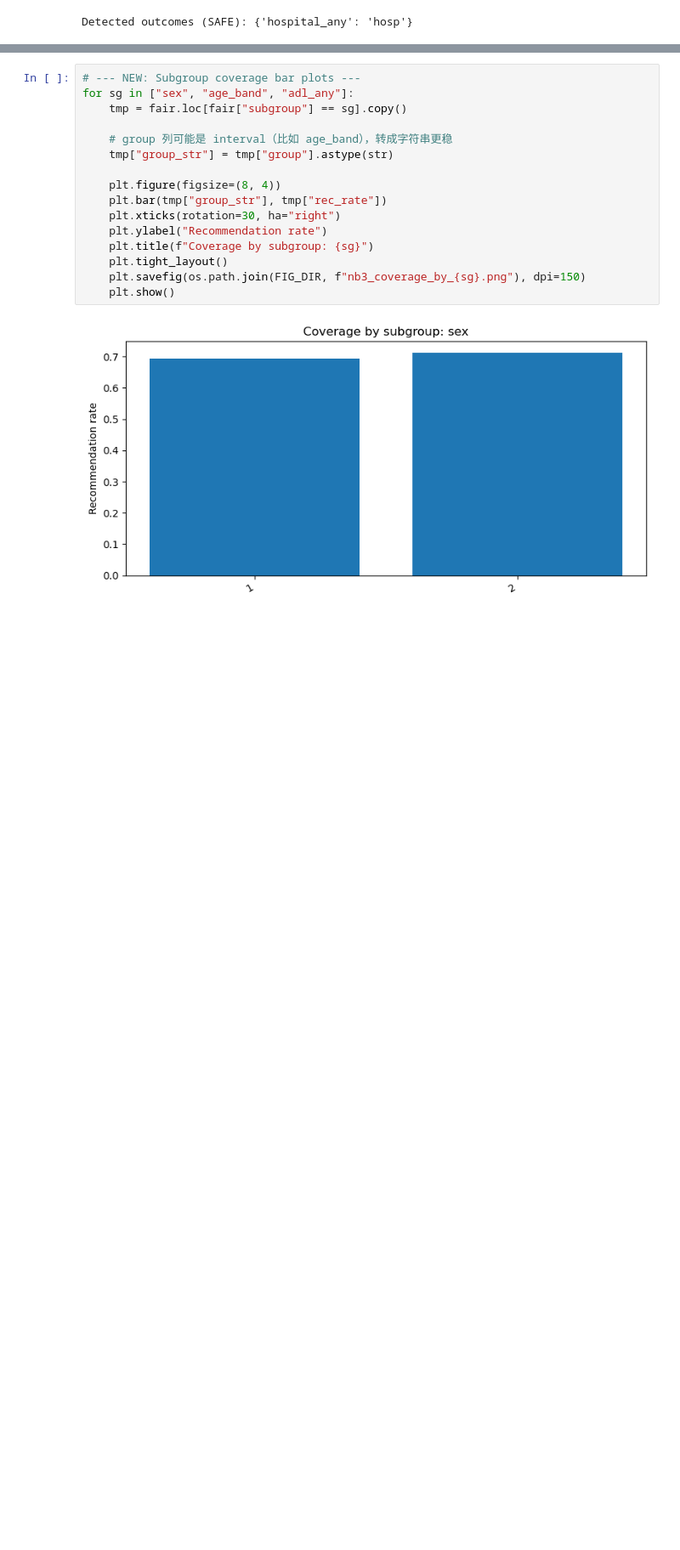
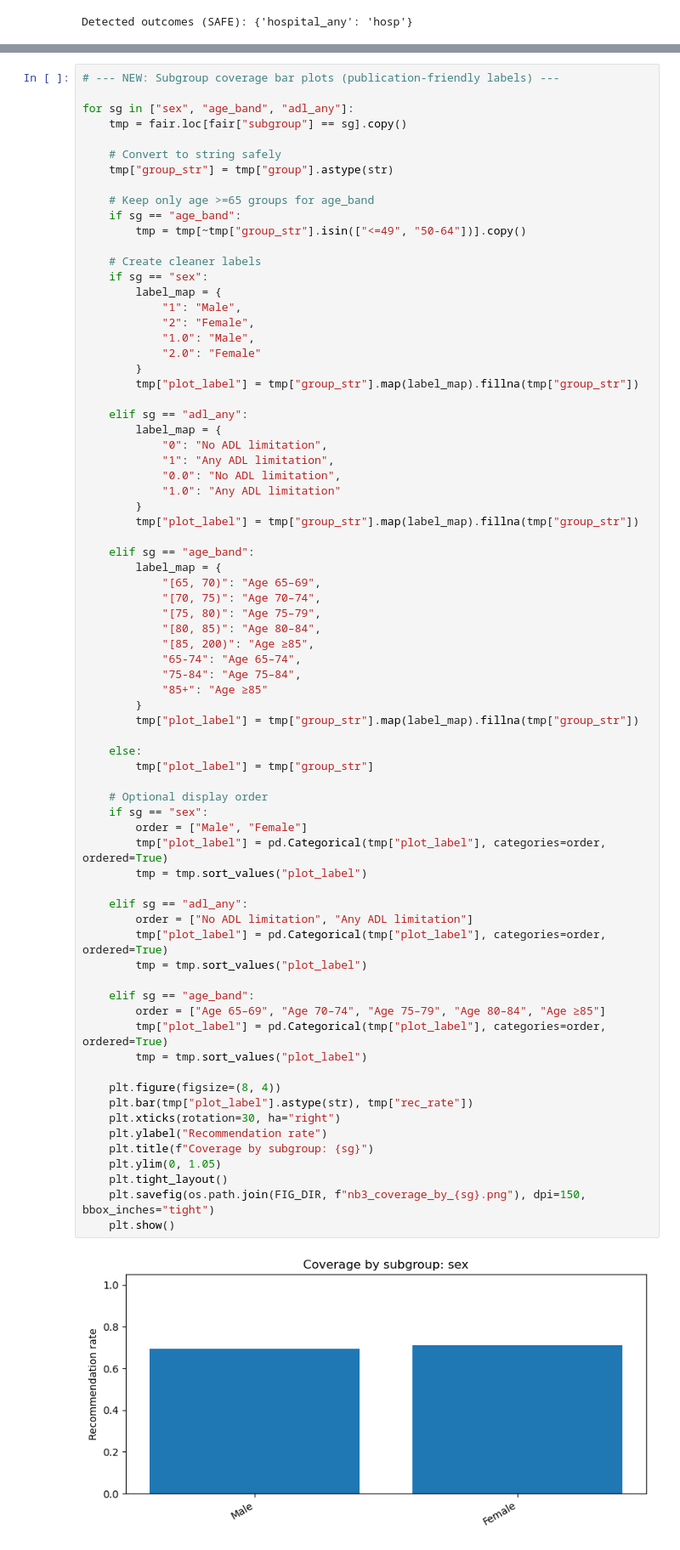
Before and after one commit to ugoyj/BMI5111_Capstone_YuJun, a Jupyter notebook: notebooks/03_evaluation_reporting_age65plus.ipynb, the cells around one changed output, grey strips where cells are left out. Shown at 85% size. Saved outputs shown, nothing was run; the diff lists cells and outputs as text; blank space fills up the shorter version.

```diff
--- a/notebooks/03_evaluation_reporting_age65plus.ipynb
+++ b/notebooks/03_evaluation_reporting_age65plus.ipynb
@@ -490,20 +577,77 @@ Using rec_any_col: has_specific_reco Rec rate: 0.7036873106125089
 | 18 | 5.0 | 15 | 1.000000 | diabetes |
 | 19 | 6.0 | 59 | 1.000000 | diabetes |
 # %%
-# --- NEW: Subgroup coverage bar plots ---
+# --- NEW: Subgroup coverage bar plots (publication-friendly labels) ---
+
 for sg in ["sex", "age_band", "adl_any"]:
     tmp = fair.loc[fair["subgroup"] == sg].copy()
 
-    # group 列可能是 interval（比如 age_band），转成字符串更稳
+    # Convert to string safely
     tmp["group_str"] = tmp["group"].astype(str)
 
+    # Keep only age >=65 groups for age_band
+    if sg == "age_band":
+        tmp = tmp[~tmp["group_str"].isin(["<=49", "50-64"])].copy()
+
+    # Create cleaner labels
+    if sg == "sex":
+        label_map = {
+            "1": "Male",
+            "2": "Female",
+            "1.0": "Male",
+            "2.0": "Female"
+        }
+        tmp["plot_label"] = tmp["group_str"].map(label_map).fillna(tmp["group_str"])
+
+    elif sg == "adl_any":
+        label_map = {
+            "0": "No ADL limitation",
+            "1": "Any ADL limitation",
+            "0.0": "No ADL limitation",
+            "1.0": "Any ADL limitation"
+        }
+        tmp["plot_label"] = tmp["group_str"].map(label_map).fillna(tmp["group_str"])
+
+    elif sg == "age_band":
+        label_map = {
+            "[65, 70)": "Age 65–69",
+            "[70, 75)": "Age 70–74",
+            "[75, 80)": "Age 75–79",
+            "[80, 85)": "Age 80–84",
+            "[85, 200)": "Age ≥85",
+            "65-74": "Age 65–74",
+            "75-84": "Age 75–84",
+            "85+": "Age ≥85"
+        }
+        tmp["plot_label"] = tmp["group_str"].map(label_map).fillna(tmp["group_str"])
+
+    else:
+        tmp["plot_label"] = tmp["group_str"]
+
+    # Optional display order
+    if sg == "sex":
+        order = ["Male", "Female"]
+        tmp["plot_label"] = pd.Categorical(tmp["plot_label"], categories=order, ordered=True)
+        tmp = tmp.sort_values("plot_label")
+
+    elif sg == "adl_any":
+        order = ["No ADL limitation", "Any ADL limitation"]
+        tmp["plot_label"] = pd.Categorical(tmp["plot_label"], categories=order, ordered=True)
+        tmp = tmp.sort_values("plot_label")
+
+    elif sg == "age_band":
+        order = ["Age 65–69", "Age 70–74", "Age 75–79", "Age 80–84", "Age ≥85"]
+        tmp["plot_label"] = pd.Categorical(tmp["plot_label"], categories=order, ordered=True)
+        tmp = tmp.sort_values("plot_label")
+
     plt.figure(figsize=(8, 4))
-    plt.bar(tmp["group_str"], tmp["rec_rate"])
+    plt.bar(tmp["plot_label"].astype(str), tmp["rec_rate"])
     plt.xticks(rotation=30, ha="right")
     plt.ylabel("Recommendation rate")
     plt.title(f"Coverage by subgroup: {sg}")
+    plt.ylim(0, 1.05)
     plt.tight_layout()
-    plt.savefig(os.path.join(FIG_DIR, f"nb3_coverage_by_{sg}.png"), dpi=150)
+    plt.savefig(os.path.join(FIG_DIR, f"nb3_coverage_by_{sg}.png"), dpi=150, bbox_inches="tight")
     plt.show()
 # %% [output]
-[figure, old version]
+[figure, new version]
```
Also changed, not shown: parts of 6 cells of this notebook, 16 other files.
